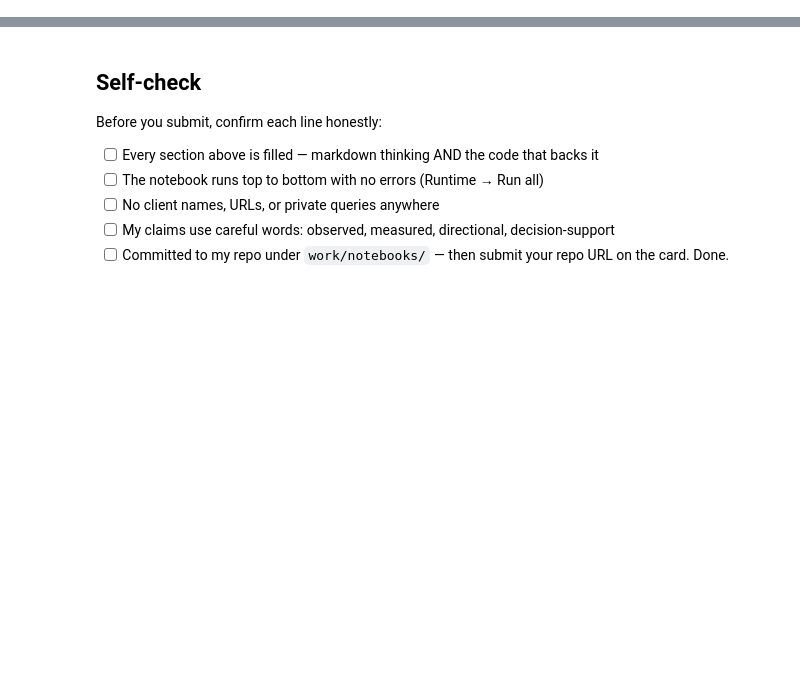
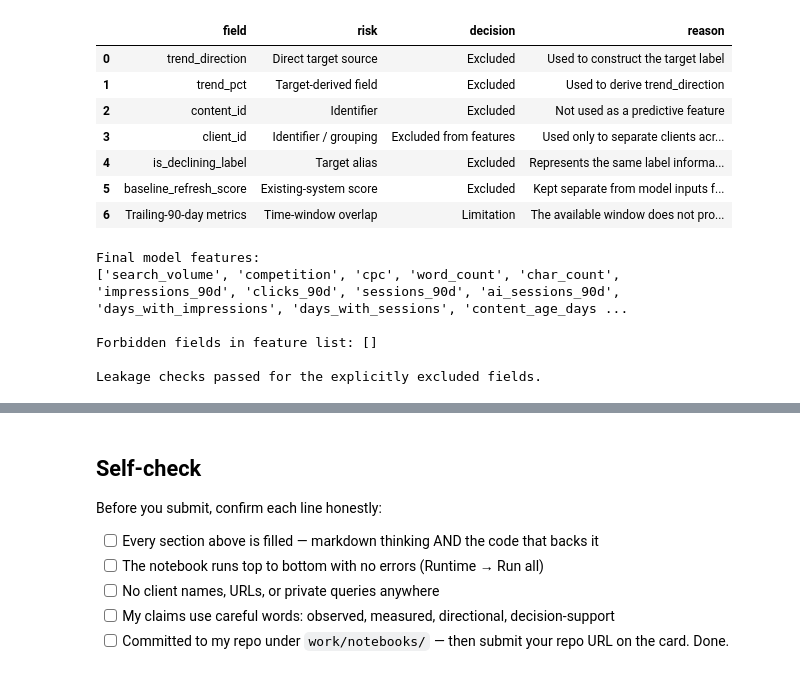
Before and after one commit to nancy121205/flyrank, a Jupyter notebook: work/notebooks/w06_validation_audit.ipynb, the cells around one changed output, grey strips where cells are left out. Saved outputs shown, nothing was run; the diff lists cells and outputs as text; code cells hidden in the pictures; blank space fills up the shorter version.

```diff
--- a/work/notebooks/w06_validation_audit.ipynb
+++ b/work/notebooks/w06_validation_audit.ipynb
@@ -36,0 +371,80 @@ This skeleton is yours to fill. Work the sections **in order** — each one has
+# %%
+
+# Section 3: Document the leakage audit.
+
+leakage_audit = pd.DataFrame([
+    {
+        "field": "trend_direction",
+        "risk": "Direct target source",
+        "decision": "Excluded",
+        "reason": "Used to construct the target label"
+    },
+    {
+        "field": "trend_pct",
+        "risk": "Target-derived field",
+        "decision": "Excluded",
+        "reason": "Used to derive trend_direction"
+    },
+    {
+        "field": "content_id",
+        "risk": "Identifier",
+        "decision": "Excluded",
+        "reason": "Not used as a predictive feature"
+    },
+    {
+        "field": "client_id",
+        "risk": "Identifier / grouping",
+        "decision": "Excluded from features",
+        "reason": "Used only to separate clients across splits"
+    },
+    {
+        "field": "is_declining_label",
+        "risk": "Target alias",
+        "decision": "Excluded",
+        "reason": "Represents the same label information"
+    },
+    {
+        "field": "baseline_refresh_score",
+        "risk": "Existing-system score",
+        "decision": "Excluded",
+        "reason": "Kept separate from model inputs for fair comparison"
+    },
+    {
+        "field": "Trailing-90-day metrics",
+        "risk": "Time-window overlap",
+        "decision": "Limitation",
+        "reason": (
+            "The available window does not prove features precede "
+            "the existing-trend label"
+        )
+    }
+])
+
+display(leakage_audit)
+
+print("\nFinal model features:")
+print(features)
+
+found_forbidden = sorted(set(features) & forbidden_features)
+print("\nForbidden fields in feature list:", found_forbidden)
+
+assert not found_forbidden, (
+    "Leakage audit failed: forbidden fields are in the feature list."
+)
+
+print("\nLeakage checks passed for the explicitly excluded fields.")
+# %% [output]
+|  | field | risk | decision | reason |
+| 0 | trend_direction | Direct target source | Excluded | Used to construct the target label |
+| 1 | trend_pct | Target-derived field | Excluded | Used to derive trend_direction |
+| 2 | content_id | Identifier | Excluded | Not used as a predictive feature |
+| 3 | client_id | Identifier / grouping | Excluded from features | Used only to separate clients acr... |
+| 4 | is_declining_label | Target alias | Excluded | Represents the same label informa... |
+| 5 | baseline_refresh_score | Existing-system score | Excluded | Kept separate from model inputs f... |
+| 6 | Trailing-90-day metrics | Time-window overlap | Limitation | The available window does not pro... |
+Final model features:
+['search_volume', 'competition', 'cpc', 'word_count', 'char_count', 'impressions_90d', 'clicks_90d', 'sessions_90d', 'ai_sessions_90d', 'days_with_impressions', 'days_with_sessions', 'content_age_days ...
+
+Forbidden fields in feature list: []
+
+Leakage checks passed for the explicitly excluded fields.
```
Also changed, not shown: parts of 16 cells of this notebook.
